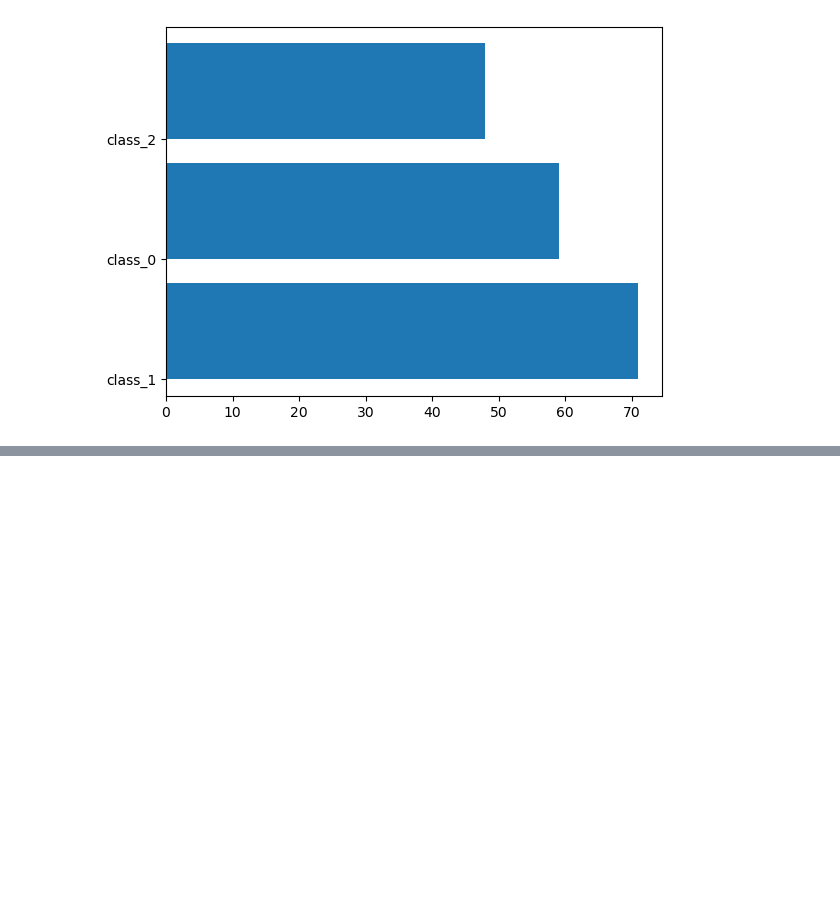
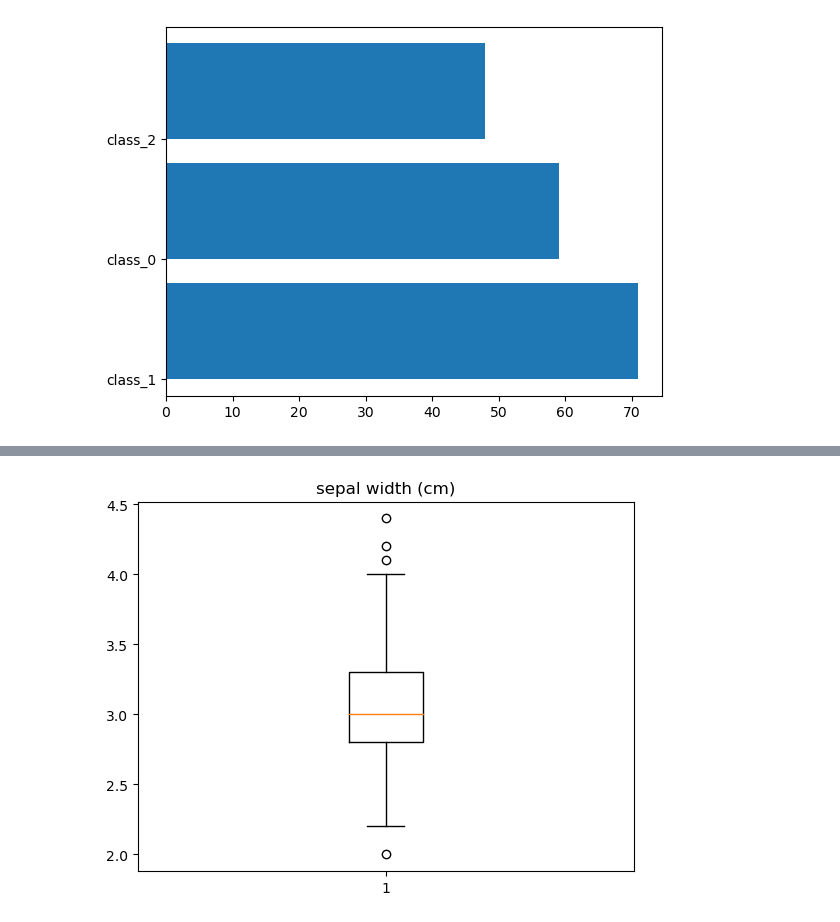
Before and after one commit to shbang-cmd/python_onebook, a Jupyter notebook: 파이썬한권으로끝내기_3장.ipynb, the cells around one changed output, grey strips where cells are left out. Cells and saved outputs as stored; diff of their text form; code cells hidden in the pictures; blank space fills up the shorter version.

```diff
--- a/파이썬한권으로끝내기_3장.ipynb
+++ b/파이썬한권으로끝내기_3장.ipynb
@@ -91,0 +161,7 @@ plt.show()
+# %%
+# 하나의 컬럼만 boxplot으로 표현 가능
+plt.boxplot(iris['sepal width (cm)'], whis=1.5)
+plt.title('sepal width (cm)')
+plt.show()
+# %% [output]
+[figure, added]
```
Also changed, not shown: parts of 23 cells of this notebook.
